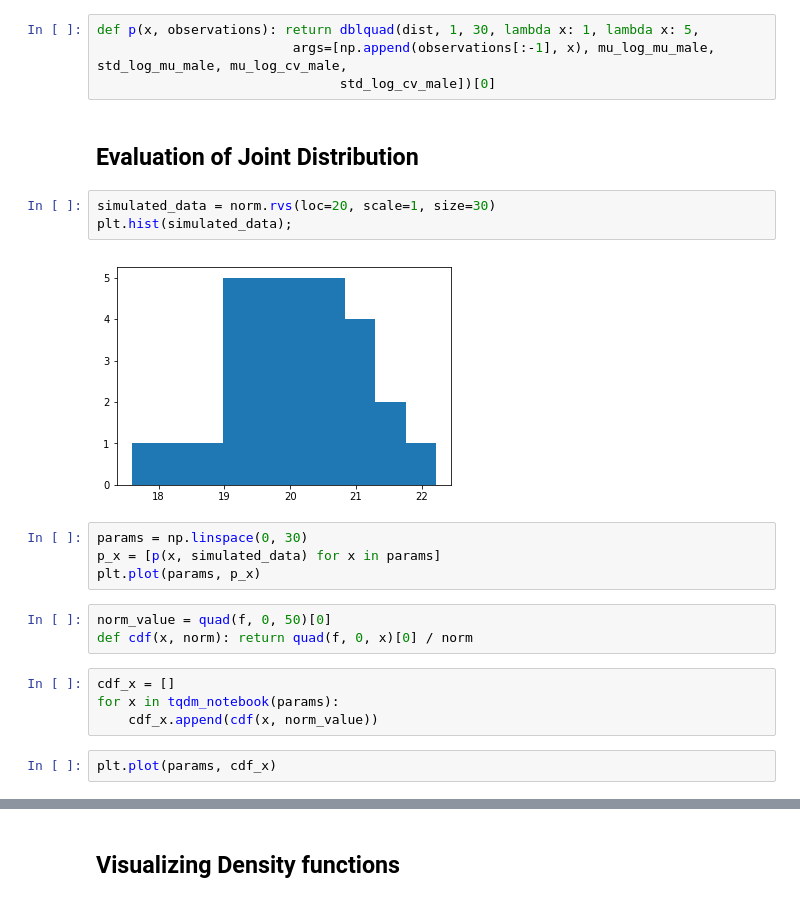
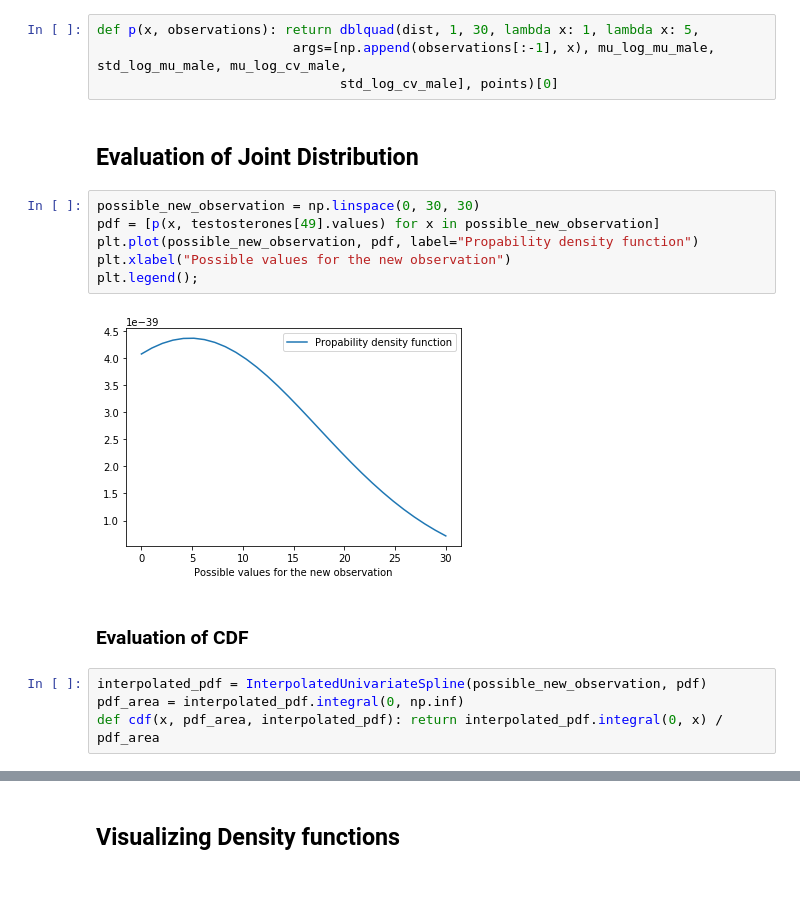
Before and after one commit to fnozarian/Anti-doping-analysis, a Jupyter notebook: EDA V2.0.ipynb, the cells around one changed output, grey strips where cells are left out. Drawn from its saved outputs; the diff is of its cells as text.

```diff
--- a/EDA V2.0.ipynb
+++ b/EDA V2.0.ipynb
@@ -177,24 +177,20 @@ def dist(mu, sigma, observations, mu_log_mu, std_log_mu, mu_log_cv, std_log_cv):
 # %%
 def p(x, observations): return dblquad(dist, 1, 30, lambda x: 1, lambda x: 5,
                          args=[np.append(observations[:-1], x), mu_log_mu_male, std_log_mu_male, mu_log_cv_male,
-                               std_log_cv_male])[0]
+                               std_log_cv_male], points)[0]
 # %% [markdown]
 ## Evaluation of Joint Distribution
-# %%
-simulated_data = norm.rvs(loc=20, scale=1, size=30)
-plt.hist(simulated_data);
-# %% [output]
-[figure, removed]
-# %%
-params = np.linspace(0, 30)
-p_x = [p(x, simulated_data) for x in params]
-plt.plot(params, p_x)
-# %%
-norm_value = quad(f, 0, 50)[0]
-def cdf(x, norm): return quad(f, 0, x)[0] / norm
-# %%
-cdf_x = []
-for x in tqdm_notebook(params):
-    cdf_x.append(cdf(x, norm_value))
-# %%
-plt.plot(params, cdf_x)
+# %%
+possible_new_observation = np.linspace(0, 30, 30)
+pdf = [p(x, testosterones[49].values) for x in possible_new_observation]
+plt.plot(possible_new_observation, pdf, label="Propability density function")
+plt.xlabel("Possible values for the new observation")
+plt.legend();
+# %% [output]
+[figure, added]
+# %% [markdown]
+### Evaluation of CDF
+# %%
+interpolated_pdf = InterpolatedUnivariateSpline(possible_new_observation, pdf)
+pdf_area = interpolated_pdf.integral(0, np.inf)
+def cdf(x, pdf_area, interpolated_pdf): return interpolated_pdf.integral(0, x) / pdf_area
```
Also changed, not shown: parts of 7 cells of this notebook.
